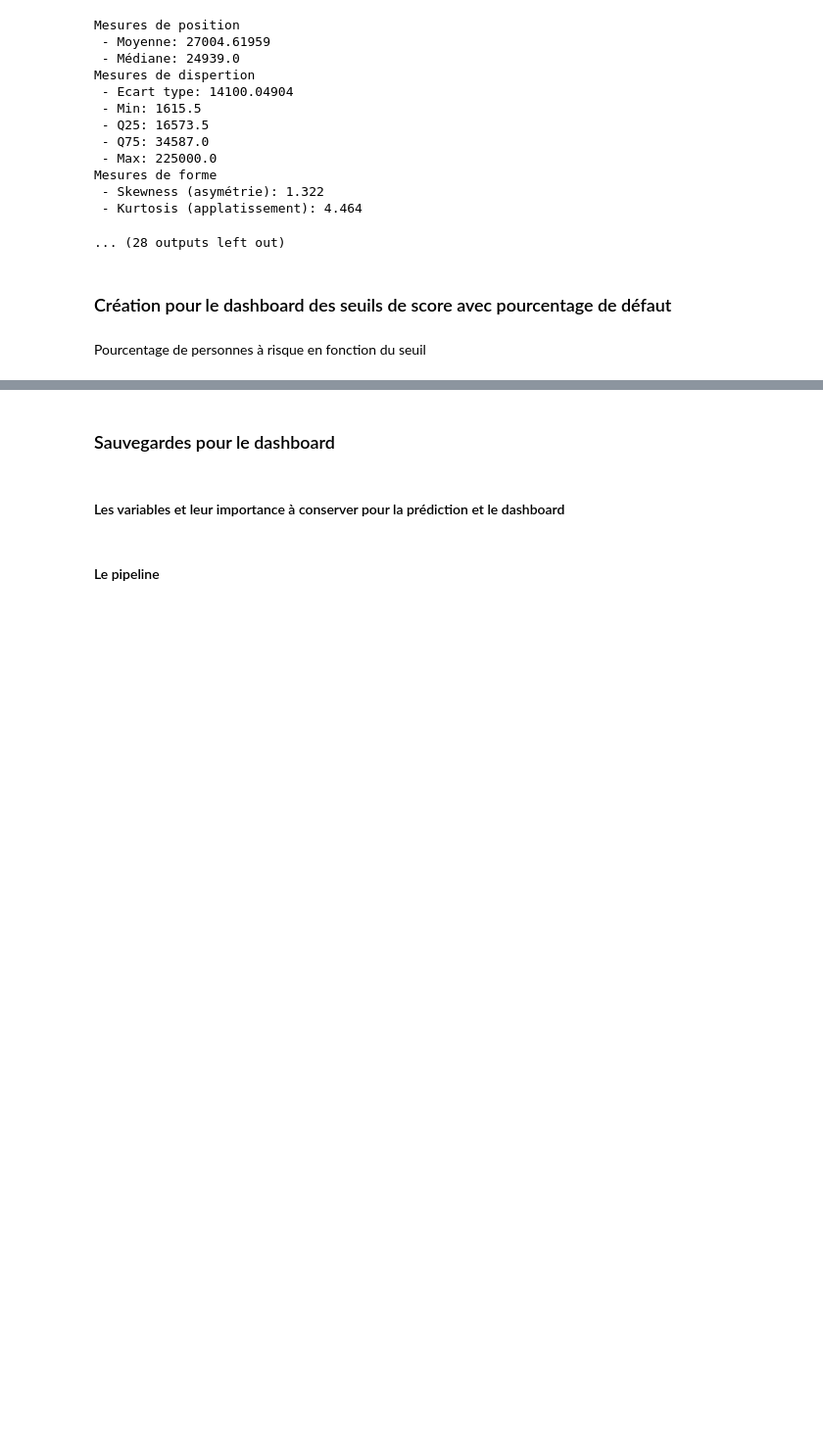
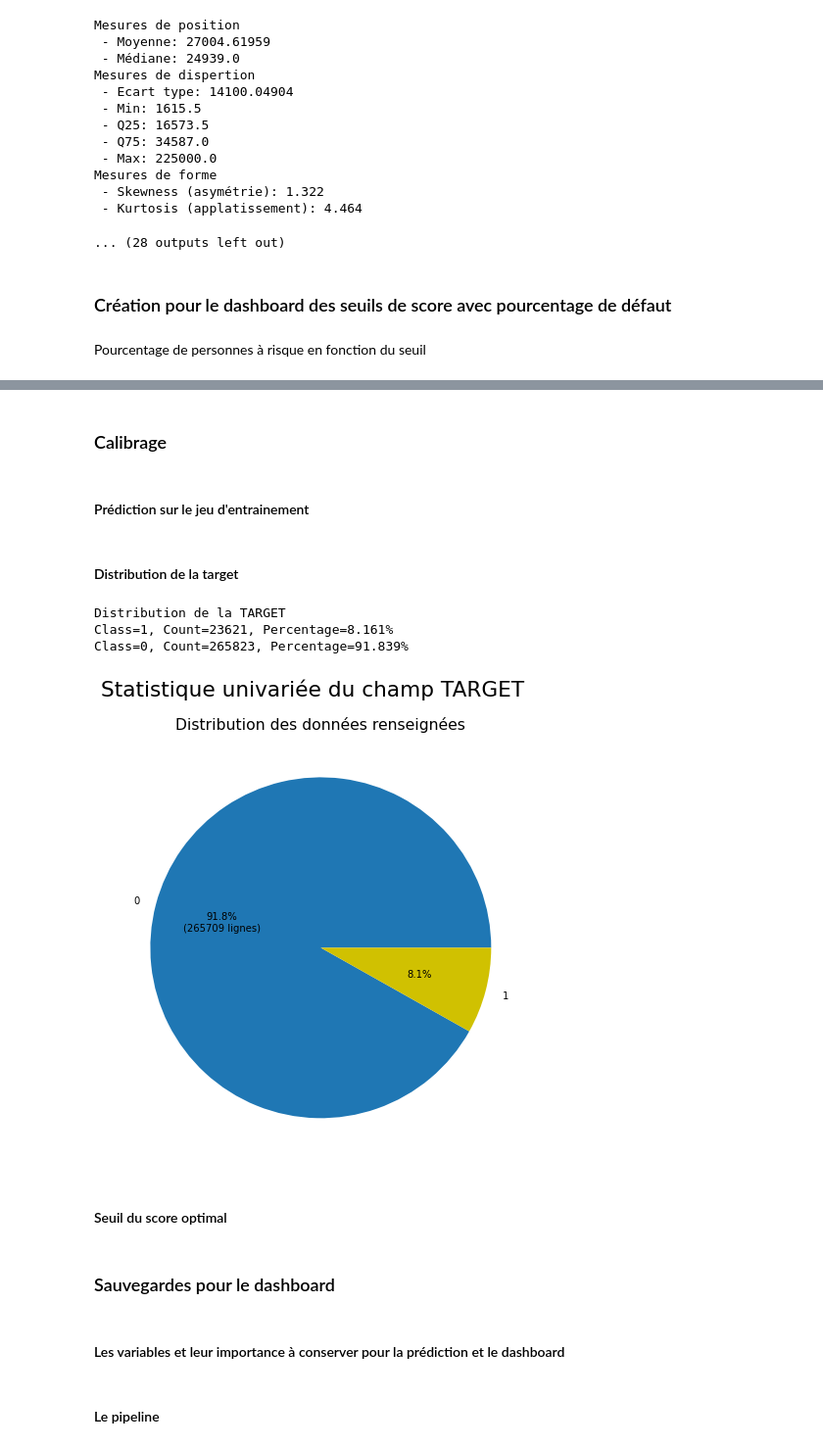
Before and after one commit to pyb-data/credit_scoring, a Jupyter notebook: 5_Model_Training.ipynb, the cells around one changed output, grey strips where cells are left out. Shown at 98% size. Drawn from its saved outputs; the diff is of its cells as text; code cells hidden in the pictures; blank space fills up the shorter version.

Commit message:
ajout calibrage

```diff
--- a/5_Model_Training.ipynb
+++ b/5_Model_Training.ipynb
@@ -432,0 +433,39 @@ Text(0.5, 1.0, 'Pourcentage de personne à risque en fonction du seuil')
+# %% [markdown]
+### Calibrage
+# %% [markdown]
+#### Prédiction sur le jeu d'entrainement
+# %%
+dfApplication = prepareData('train')
+
+# Load du modèle
+pipeline = load(open('projet_7/pickle/pipeline.pkl','rb'))
+
+# Prédiction du score (Les colonnes du dataframe doivent être dans l'ordre attendu par le modèle)
+imp = load(open('projet_7/pickle/feature_importance.pkl','rb'))
+dfApplication['SCORE'] = pipeline.predict_proba(dfApplication[list(imp.feature)]).T[1]
+
+# On ordonne les colonnes selon leur importance
+cols = ['SK_ID_CURR','SCORE', 'TARGET']
+cols.extend(list(imp.feature))
+dfApplication = dfApplication[cols]
+# %% [markdown]
+#### Distribution de la target
+# %%
+from collections import Counter
+print("Distribution de la TARGET")
+counter = Counter(dfApplication.TARGET)
+for k,v in counter.items():
+    per = v / len(dfApplication.TARGET) * 100
+    if k == 1:
+        ratio_pos = v / len(dfApplication.TARGET)
+    print('Class=%d, Count=%d, Percentage=%.3f%%' % (k, v, per))
+# %% [output]
+Distribution de la TARGET
+Class=1, Count=23621, Percentage=8.161%
+Class=0, Count=265823, Percentage=91.839%
+# %%
+myDf(dfApplication).Stat('TARGET')
+# %% [output]
+[figure, added]
+# %% [markdown]
+#### Seuil du score optimal
```
Also changed, not shown: parts of 7 cells of this notebook, 2 other files.
